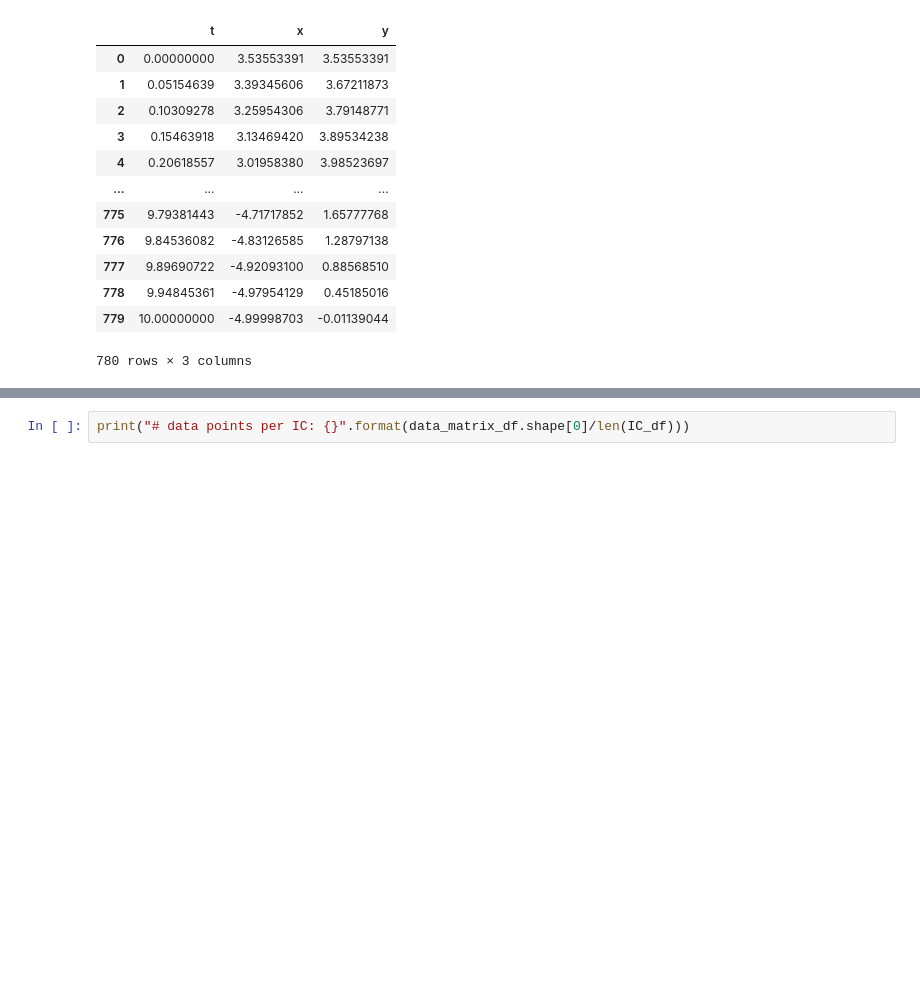
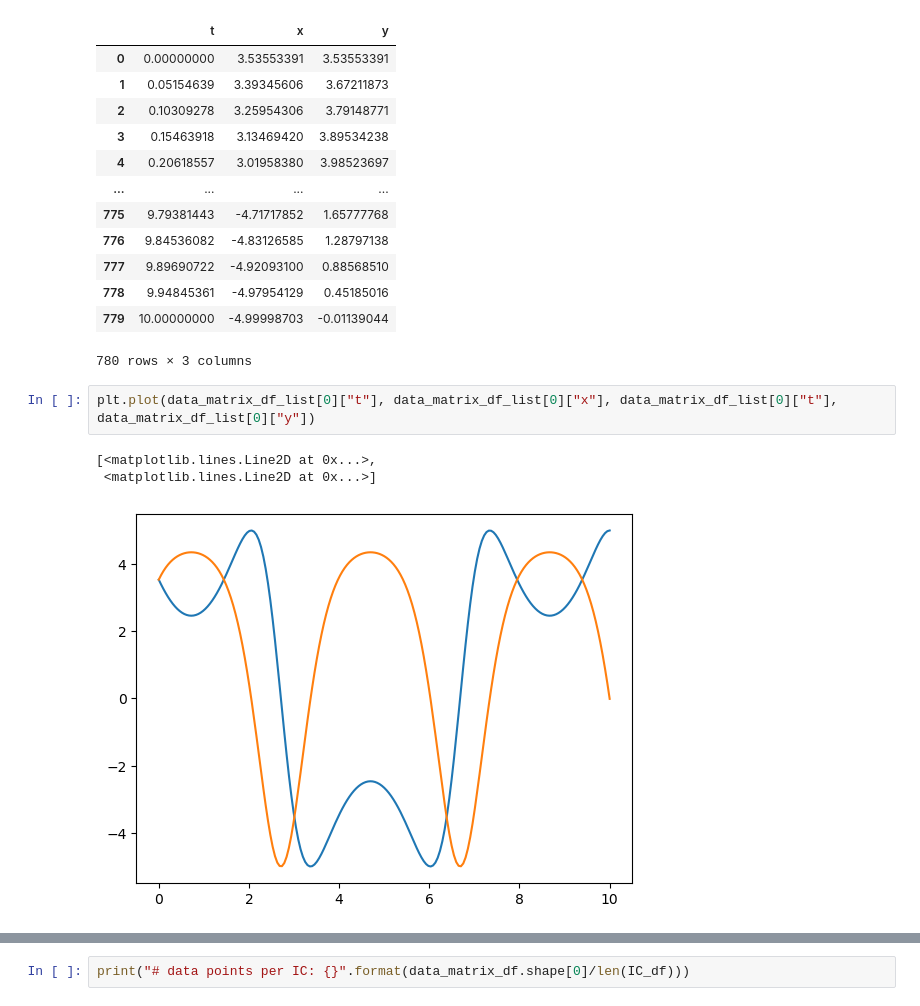
Before and after one commit to mjayadharan/DAE-FINDER_dev, a Jupyter notebook: Examples/Example_2_pendulum/Example_2_simple_pendulum_noise_added.ipynb, the cells around one changed output, grey strips where cells are left out. Cells and saved outputs as stored; diff of their text form; blank space fills up the shorter version.

```diff
--- a/Examples/Example_2_pendulum/Example_2_simple_pendulum_noise_added.ipynb
+++ b/Examples/Example_2_pendulum/Example_2_simple_pendulum_noise_added.ipynb
@@ -174,3 +174,9 @@ data_matrix_df
 | 778 | 9.94845361 | -4.97954129 | 0.45185016 |
 | 779 | 10.00000000 | -4.99998703 | -0.01139044 |
 780 rows × 3 columns
+# %%
+plt.plot(data_matrix_df_list[0]["t"], data_matrix_df_list[0]["x"], data_matrix_df_list[0]["t"], data_matrix_df_list[0]["y"])
+# %% [output]
+[<matplotlib.lines.Line2D at 0x...>,
+ <matplotlib.lines.Line2D at 0x...>]
+[figure, added]
```
Also changed, not shown: parts of 23 cells of this notebook, 8 other files.
